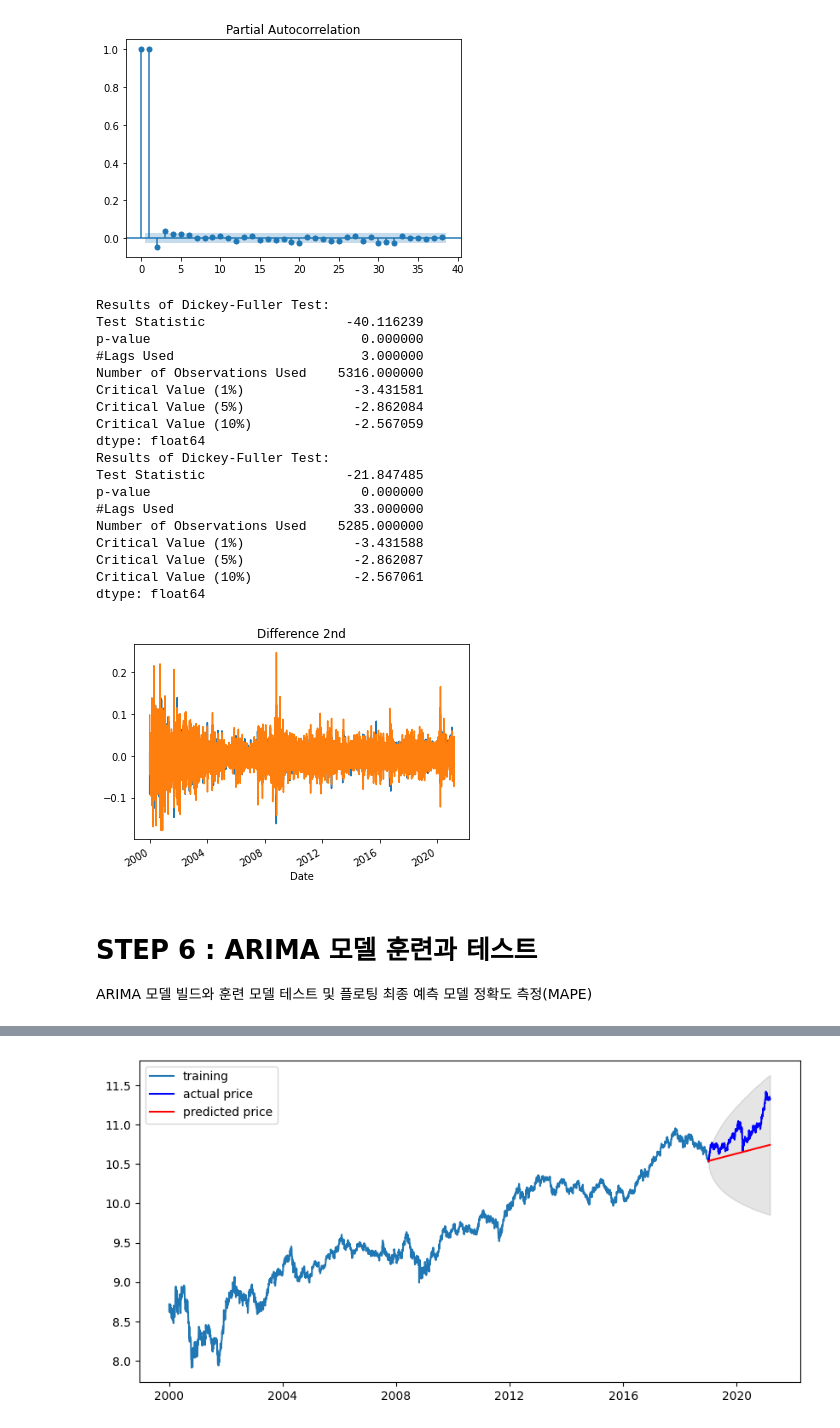
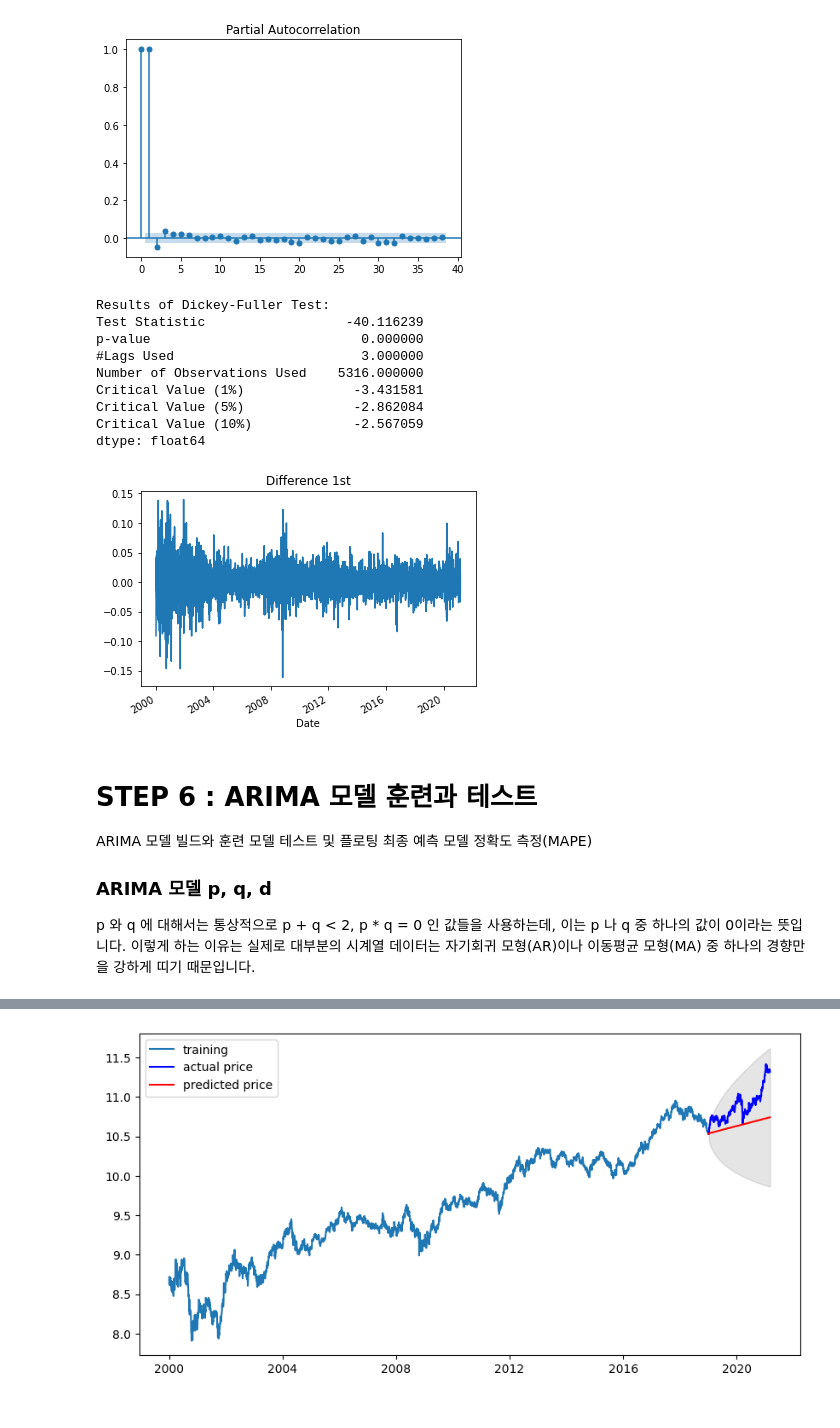
Before and after one commit to sonak-lll/new-start, a Jupyter notebook: [E13] Stock data prediction.ipynb, the cells around one changed output, grey strips where cells are left out. Saved outputs shown, nothing was run; the diff lists cells and outputs as text; code cells hidden in the pictures.

```diff
--- a/[E13] Stock data prediction.ipynb
+++ b/[E13] Stock data prediction.ipynb
@@ -410,41 +416,31 @@ plt.show()
 # %%
 # 1차 차분 구하기
 diff_1 = ts_log.diff(periods=1).iloc[1:]
 diff_1.plot(title='Difference 1st')
 
 augmented_dickey_fuller_test(diff_1)
 
-# 혹시 필요한 경우 2차 차분 구하기
-diff_2 = diff_1.diff(periods=1).iloc[1:]
-diff_2.plot(title='Difference 2nd')
-
-augmented_dickey_fuller_test(diff_2)
+#1차분에서 이미 p-value가 0입니다. 안정적인 시계열 데이터입니다.
 # %% [output]
 Results of Dickey-Fuller Test:
 Test Statistic                  -40.116239
 p-value                           0.000000
 #Lags Used                        3.000000
 Number of Observations Used    5316.000000
 Critical Value (1%)              -3.431581
 Critical Value (5%)              -2.862084
 Critical Value (10%)             -2.567059
 dtype: float64
-Results of Dickey-Fuller Test:
-Test Statistic                  -21.847485
-p-value                           0.000000
-#Lags Used                       33.000000
-Number of Observations Used    5285.000000
-Critical Value (1%)              -3.431588
-Critical Value (5%)              -2.862087
-Critical Value (10%)             -2.567061
-dtype: float64
-[figure, old version]
+[figure, new version]
 # %% [markdown]
 # STEP 6 : ARIMA 모델 훈련과 테스트
 
 ARIMA 모델 빌드와 훈련
 모델 테스트 및 플로팅
 최종 예측 모델 정확도 측정(MAPE)
+
+###  ARIMA 모델 p, q, d
+p 와 q 에 대해서는 통상적으로 p + q < 2, p * q = 0 인 값들을 사용하는데, 이는 p 나 q 중 하나의 값이 0이라는 뜻입니다. 이렇게 하는 이유는 실제로 대부분의 시계열 데이터는 자기회귀 모형(AR)이나 이동평균 모형(MA) 중 하나의 경향만을 강하게 띠기 때문입니다.
 # %%
 from statsmodels.tsa.arima_model import ARIMA
 
```
Also changed, not shown: parts of 44 cells of this notebook.
